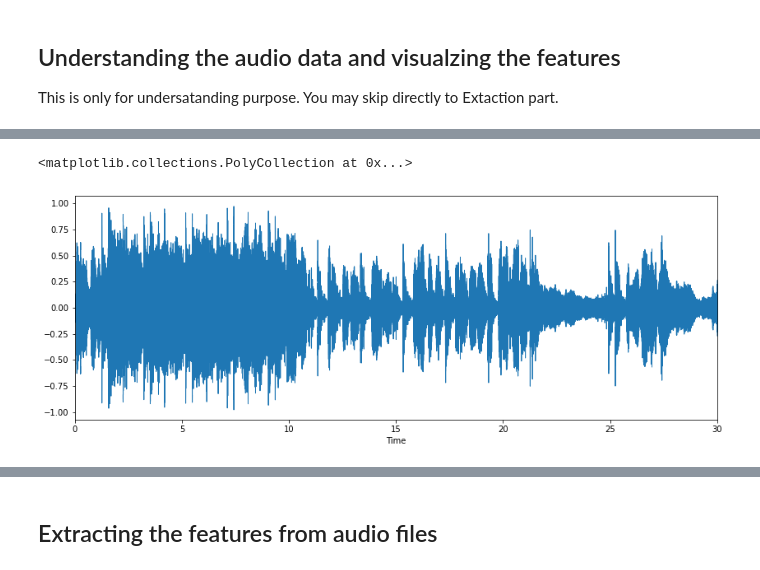
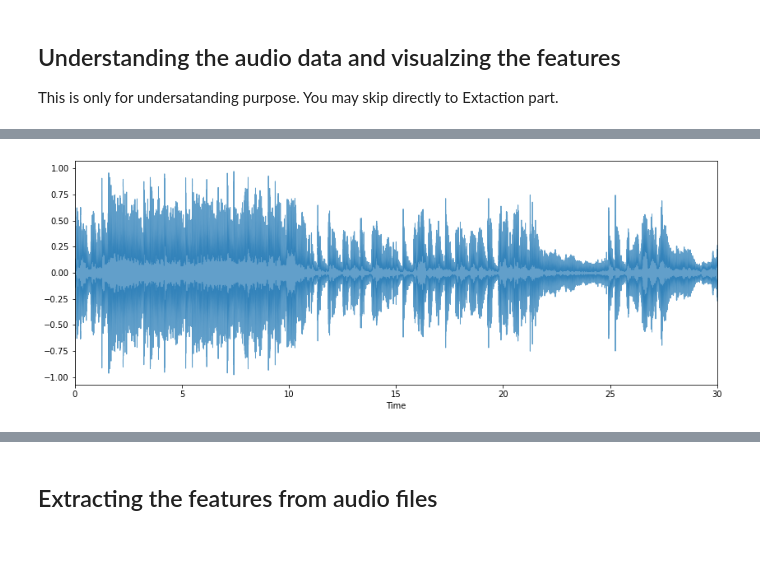
Before and after one commit to SubhashBose/ML-AudioClassification, a Jupyter notebook: 01.Extract Features.ipynb, the cells around one changed output, grey strips where cells are left out. Drawn from its saved outputs; the diff is of its cells as text; code cells hidden in the pictures.

```diff
--- a/01.Extract Features.ipynb
+++ b/01.Extract Features.ipynb
@@ -31,10 +31,9 @@ IPython.display.Audio(audio_file)
 # %%
 #Display the audio
 plt.figure(figsize=(14, 5))
-librosa.display.waveplot(sig, sr=sr)
+librosa.display.waveplot(sig, sr=sr, alpha=0.7);
 # %% [output]
-<matplotlib.collections.PolyCollection at 0x...>
-[figure, old version]
+[figure, new version]
 # %%
 #plotting spectrogram
 sig_db=librosa.amplitude_to_db(librosa.stft(sig))
```
Also changed, not shown: parts of 4 cells of this notebook, 1 other file.
